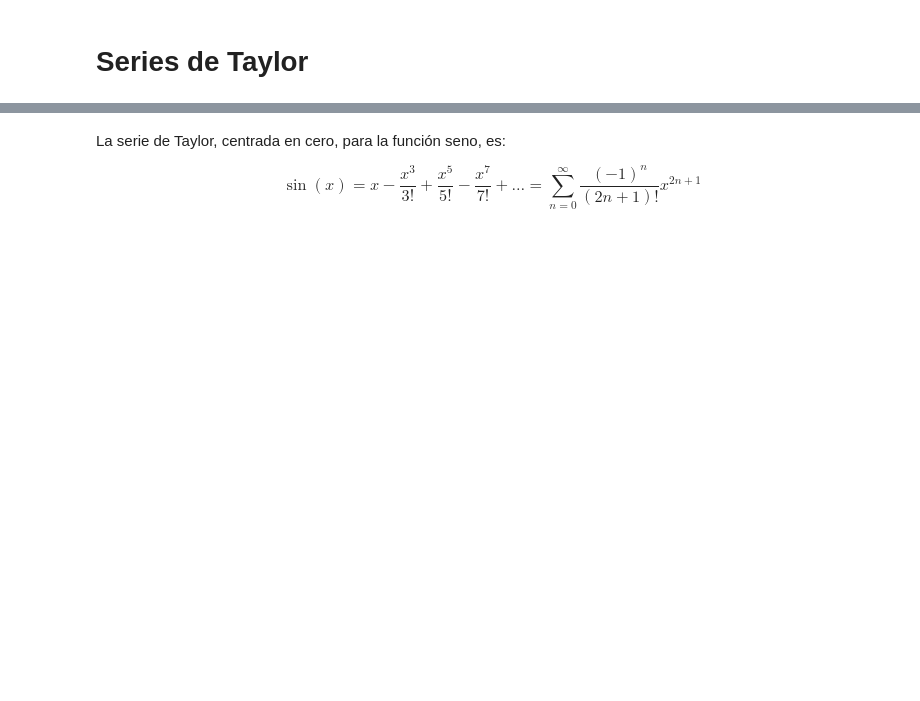
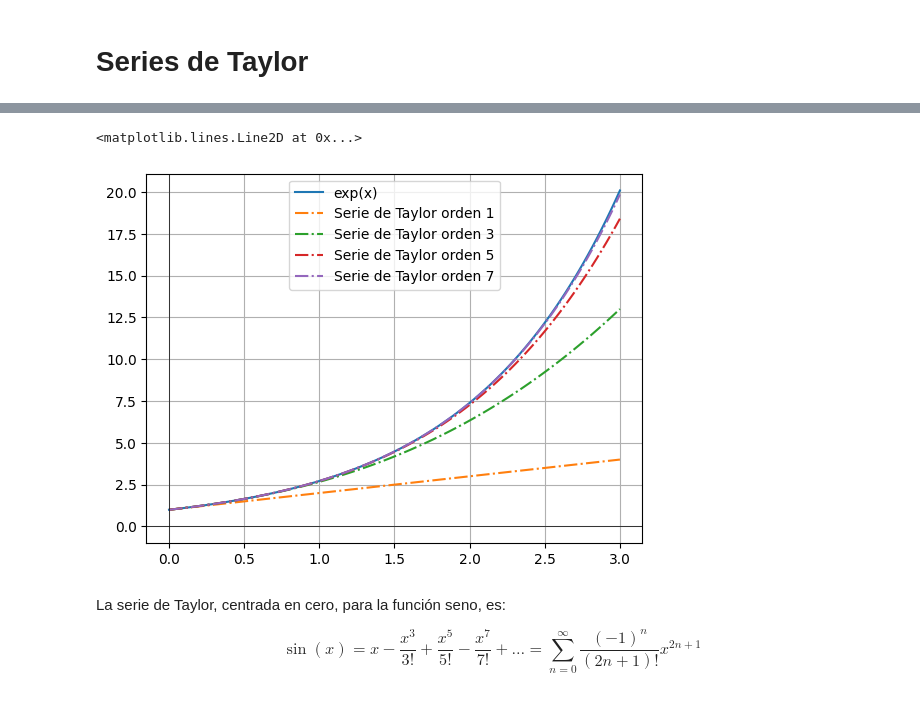
Before and after one commit to matquim/Practicas-Calculo-I, a Jupyter notebook: u5p1.ipynb, the cells around one changed output, grey strips where cells are left out. Drawn from its saved outputs; the diff is of its cells as text; code cells hidden in the pictures; blank space fills up the shorter version.

```diff
--- a/u5p1.ipynb
+++ b/u5p1.ipynb
@@ -10,3 +71,37 @@ Esto es una propuesta y todavía tiene que editarse
+# %%
+x = np.linspace(0, 3, 100)
+
+y = np.exp(x)
+plt.plot(x, y, label="exp(x)")
+
+y_Taylor = 0
+for i in range(2):
+    y_Taylor += x**i / math.factorial(i)
+plt.plot(x, y_Taylor, "-.", label="Serie de Taylor orden 1")
+
+y_Taylor = 0
+for i in range(4):
+    y_Taylor += x**i / math.factorial(i)
+plt.plot(x, y_Taylor, "-.", label="Serie de Taylor orden 3")
+
+y_Taylor = 0
+for i in range(6):
+    y_Taylor += x**i / math.factorial(i)
+plt.plot(x, y_Taylor, "-.", label="Serie de Taylor orden 5")
+
+y_Taylor = 0
+for i in range(8):
+    y_Taylor += x**i / math.factorial(i)
+plt.plot(x, y_Taylor, "-.", label="Serie de Taylor orden 7")
+
+plt.grid()
+plt.legend()
+
+plt.axhline(0, color='black', linewidth=0.5)
+plt.axvline(0, color='black', linewidth=0.5)
+# %% [output]
+<matplotlib.lines.Line2D at 0x...>
+[figure, added]
 # %% [markdown]
 La serie de Taylor, centrada en cero, para la función seno, es:
 
```
Also changed, not shown: parts of 10 cells of this notebook.
